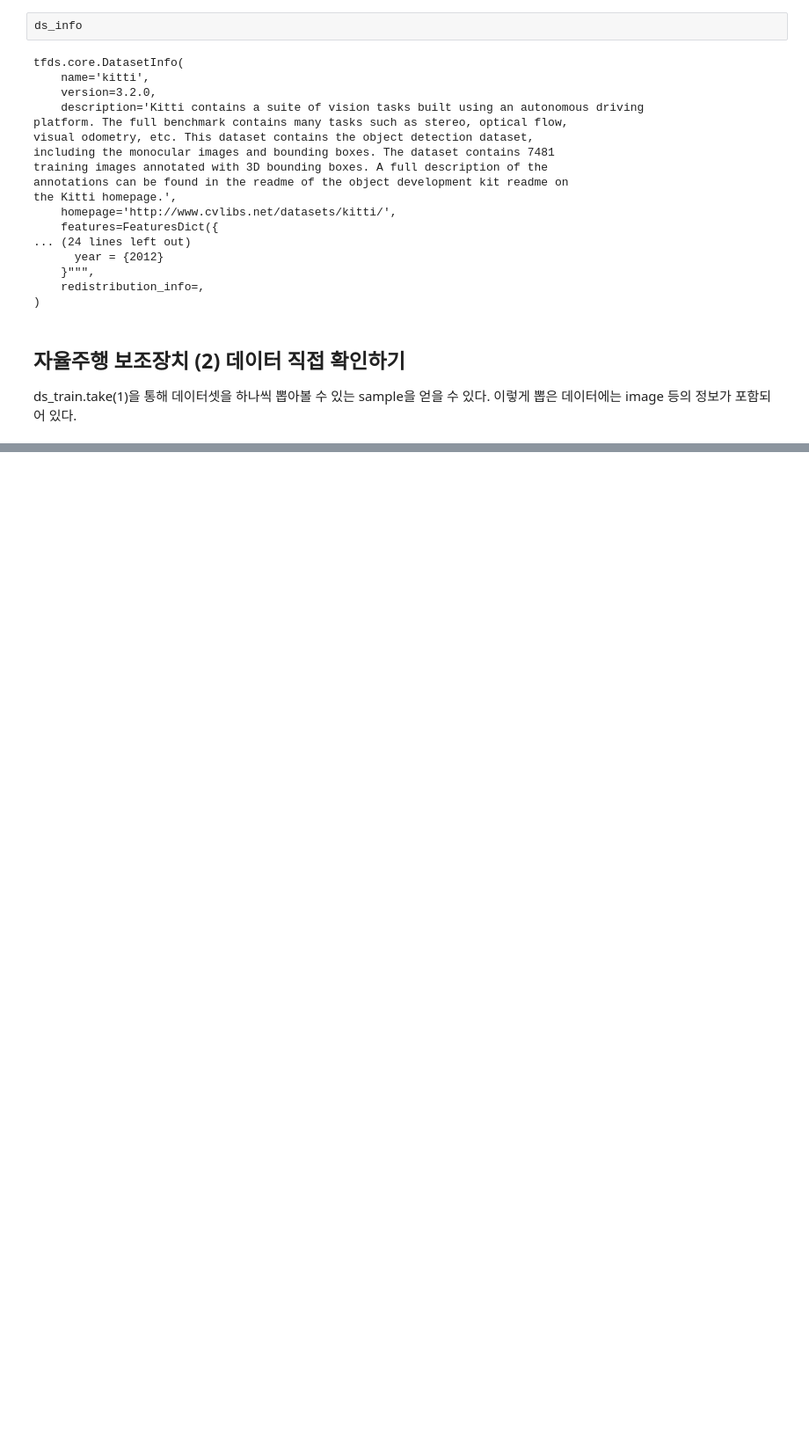
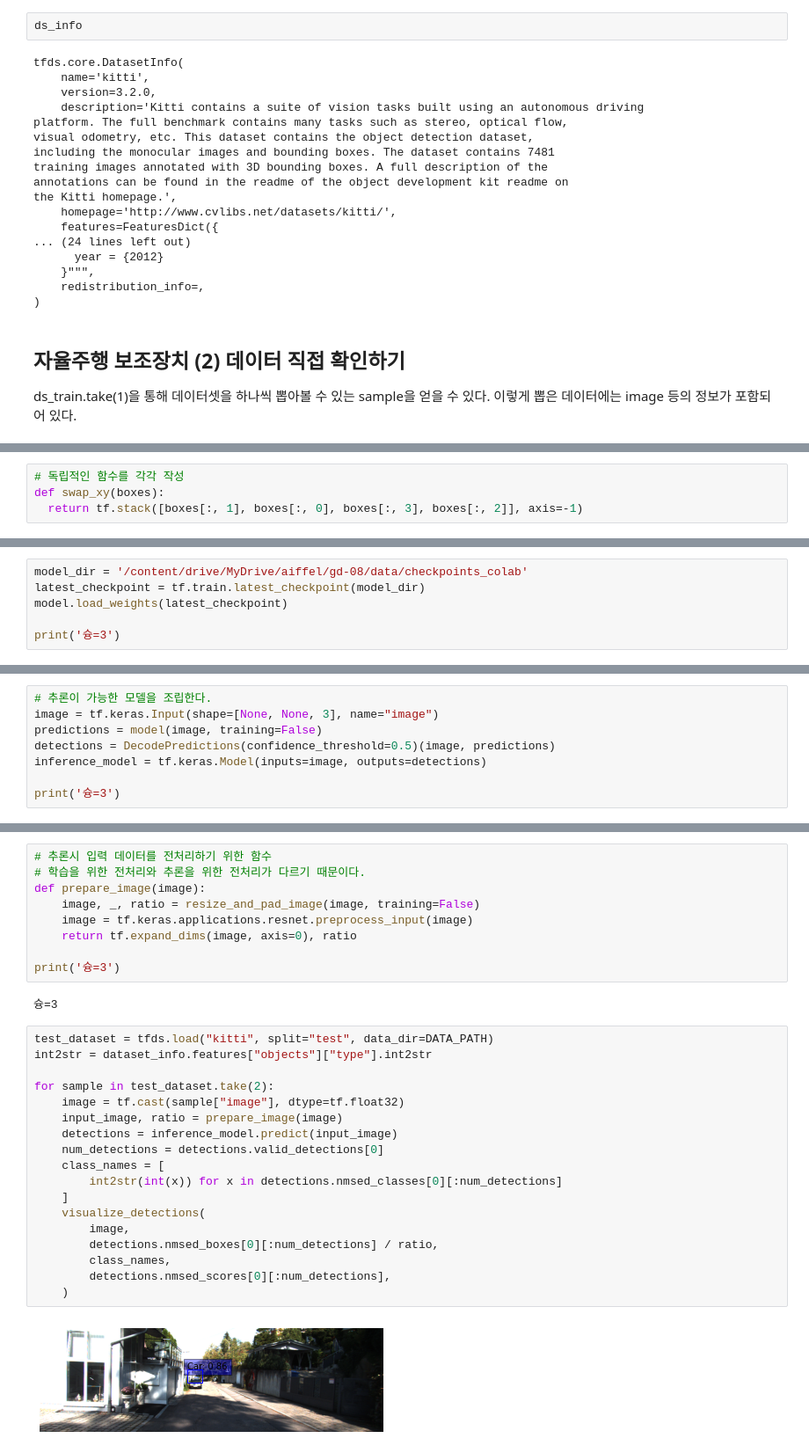
Before and after one commit to Yoon0527/AIFFEL_Going_Deeper, a Jupyter notebook: [GD_08]_Make_Object_Detection.ipynb, the cells around one changed output, grey strips where cells are left out. Shown at 88% size. Drawn from its saved outputs; the diff is of its cells as text; blank space fills up the shorter version.

Commit message:
Colaboratory를 통해 생성됨

```diff
--- a/[GD_08]_Make_Object_Detection.ipynb
+++ b/[GD_08]_Make_Object_Detection.ipynb
@@ -135,0 +171,4 @@ visualize_bbox(img, objects['bbox'].numpy())
+# %%
+# 독립적인 함수를 각각 작성
+def swap_xy(boxes):
+  return tf.stack([boxes[:, 1], boxes[:, 0], boxes[:, 3], boxes[:, 2]], axis=-1)
@@ -135,0 +692,6 @@ visualize_bbox(img, objects['bbox'].numpy())
+# %%
+model_dir = '/content/drive/MyDrive/aiffel/gd-08/data/checkpoints_colab'
+latest_checkpoint = tf.train.latest_checkpoint(model_dir)
+model.load_weights(latest_checkpoint)
+
+print('슝=3')
@@ -135,0 +765,8 @@ visualize_bbox(img, objects['bbox'].numpy())
+# %%
+# 추론이 가능한 모델을 조립한다.
+image = tf.keras.Input(shape=[None, None, 3], name="image")
+predictions = model(image, training=False)
+detections = DecodePredictions(confidence_threshold=0.5)(image, predictions)
+inference_model = tf.keras.Model(inputs=image, outputs=detections)
+
+print('슝=3')
@@ -135,0 +806,31 @@ visualize_bbox(img, objects['bbox'].numpy())
+# %%
+# 추론시 입력 데이터를 전처리하기 위한 함수
+# 학습을 위한 전처리와 추론을 위한 전처리가 다르기 때문이다.
+def prepare_image(image):
+    image, _, ratio = resize_and_pad_image(image, training=False)
+    image = tf.keras.applications.resnet.preprocess_input(image)
+    return tf.expand_dims(image, axis=0), ratio
+
+print('슝=3')
+# %% [output]
+슝=3
+# %%
+test_dataset = tfds.load("kitti", split="test", data_dir=DATA_PATH)
+int2str = dataset_info.features["objects"]["type"].int2str
+
+for sample in test_dataset.take(2):
+    image = tf.cast(sample["image"], dtype=tf.float32)
+    input_image, ratio = prepare_image(image)
+    detections = inference_model.predict(input_image)
+    num_detections = detections.valid_detections[0]
+    class_names = [
+        int2str(int(x)) for x in detections.nmsed_classes[0][:num_detections]
+    ]
+    visualize_detections(
+        image,
+        detections.nmsed_boxes[0][:num_detections] / ratio,
+        class_names,
+        detections.nmsed_scores[0][:num_detections],
+    )
+# %% [output]
+[figure, added]
```
Also changed, not shown: parts of 44 cells of this notebook.
